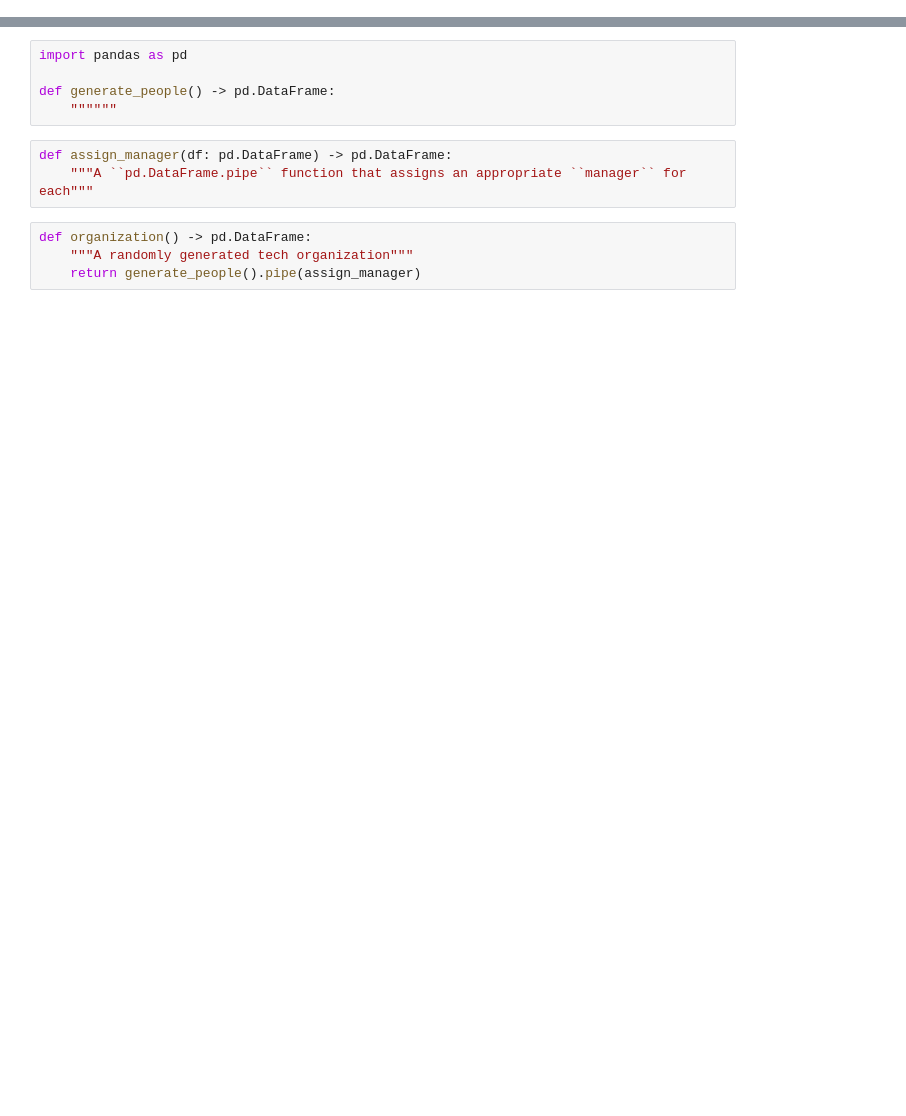
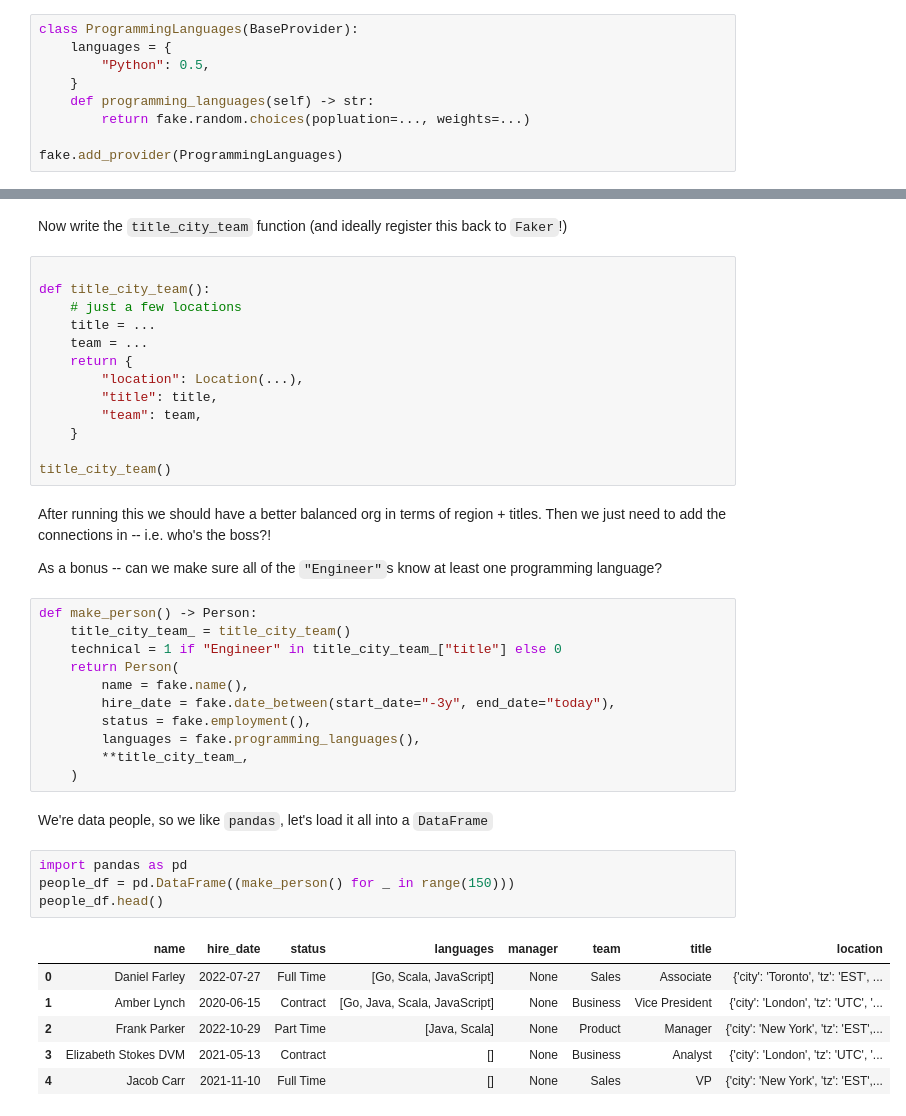
Before and after one commit to lucasdurand/network-graph-tutorial, a Jupyter notebook: Part 0 - The Data/Workbook.ipynb, the cells around one changed output, grey strips where cells are left out. Saved outputs shown, nothing was run; the diff lists cells and outputs as text; blank space fills up the shorter version.

Commit message:
Workbooks for each stage!

```diff
--- a/Part 0 - The Data/Workbook.ipynb
+++ b/Part 0 - The Data/Workbook.ipynb
@@ -53,0 +137,9 @@ def generate_person() -> Person:
+# %%
+class ProgrammingLanguages(BaseProvider):
+    languages = {
+        "Python": 0.5,
+    }
+    def programming_languages(self) -> str:
+        return fake.random.choices(popluation=..., weights=...)
+
+fake.add_provider(ProgrammingLanguages)
@@ -54,12 +168,43 @@ def generate_person() -> Person:
+# %% [markdown]
+Now write the `title_city_team` function (and ideally register this back to `Faker`!)
+# %%
+
+def title_city_team():
+    # just a few locations
+    title = ...
+    team = ...
+    return {
+        "location": Location(...),
+        "title": title,
+        "team": team,
+    }
+
+title_city_team()
+# %% [markdown]
+After running this we should have a better balanced org in terms of region + titles. Then we just need to add the connections in -- i.e. who's the boss?!
+
+As a bonus -- can we make sure all of the `"Engineer"`s know at least one programming language?
+# %%
+def make_person() -> Person:
+    title_city_team_ = title_city_team()
+    technical = 1 if "Engineer" in title_city_team_["title"] else 0
+    return Person(
+        name = fake.name(),
+        hire_date = fake.date_between(start_date="-3y", end_date="today"),
+        status = fake.employment(),
+        languages = fake.programming_languages(),
+        **title_city_team_,
+    )
+# %% [markdown]
+We're data people, so we like `pandas`, let's load it all into a `DataFrame`
 # %%
 import pandas as pd
-
-def generate_people() -> pd.DataFrame:
-    """"""
+people_df = pd.DataFrame((make_person() for _ in range(150)))
+people_df.head()
+# %% [output]
+|  | name | hire_date | status | languages | manager | team | title | location |
+| 0 | Daniel Farley | 2022-07-27 | Full Time | [Go, Scala, JavaScript] | None | Sales | Associate | {'city': 'Toronto', 'tz': 'EST', ... |
+| 1 | Amber Lynch | 2020-06-15 | Contract | [Go, Java, Scala, JavaScript] | None | Business | Vice President | {'city': 'London', 'tz': 'UTC', '... |
+| 2 | Frank Parker | 2022-10-29 | Part Time | [Java, Scala] | None | Product | Manager | {'city': 'New York', 'tz': 'EST',... |
+| 3 | Elizabeth Stokes DVM | 2021-05-13 | Contract | [] | None | Business | Analyst | {'city': 'London', 'tz': 'UTC', '... |
+| 4 | Jacob Carr | 2021-11-10 | Full Time | [] | None | Sales | VP | {'city': 'New York', 'tz': 'EST',... |
-# %%
-def assign_manager(df: pd.DataFrame) -> pd.DataFrame:
-    """A ``pd.DataFrame.pipe`` function that assigns an appropriate ``manager`` for each"""
-# %%
-def organization() -> pd.DataFrame:
-    """A randomly generated tech organization"""
-    return generate_people().pipe(assign_manager)
```
Also changed, not shown: parts of 30 cells of this notebook, 4 other files.
